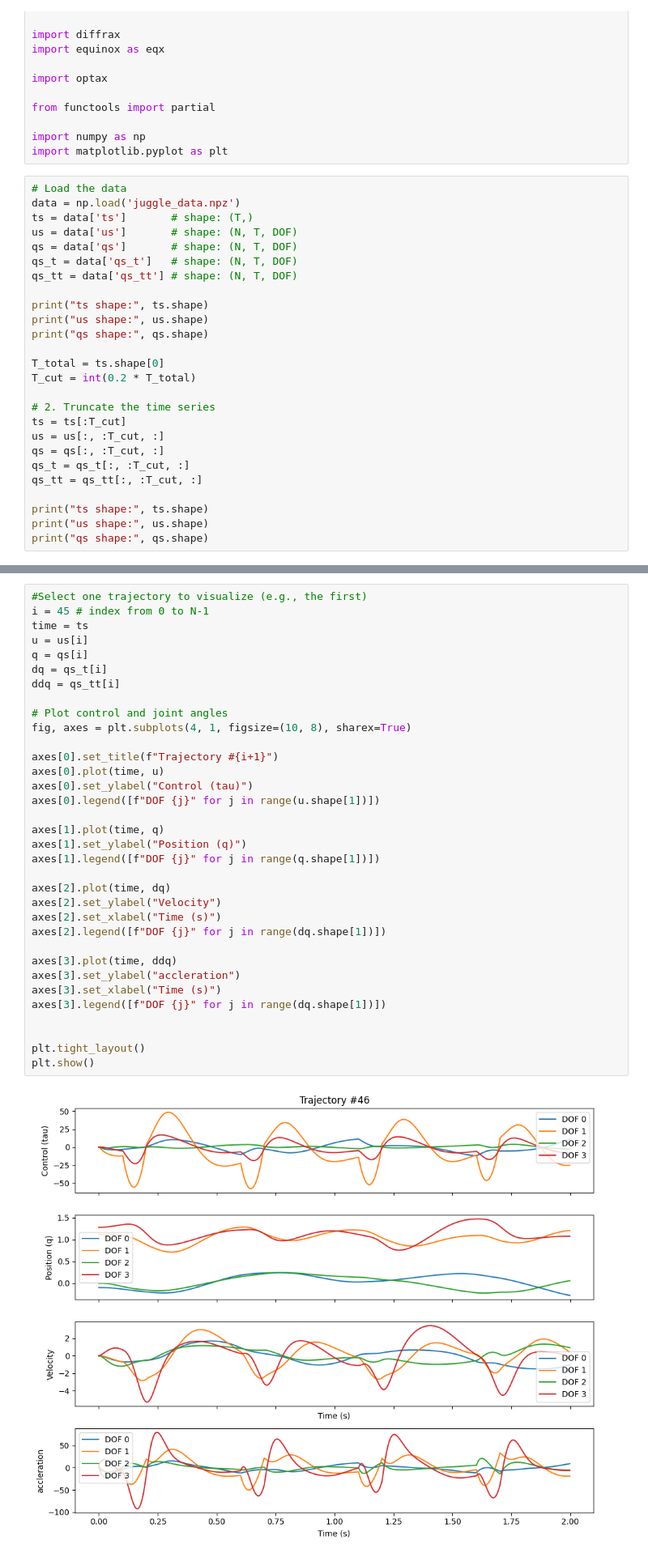
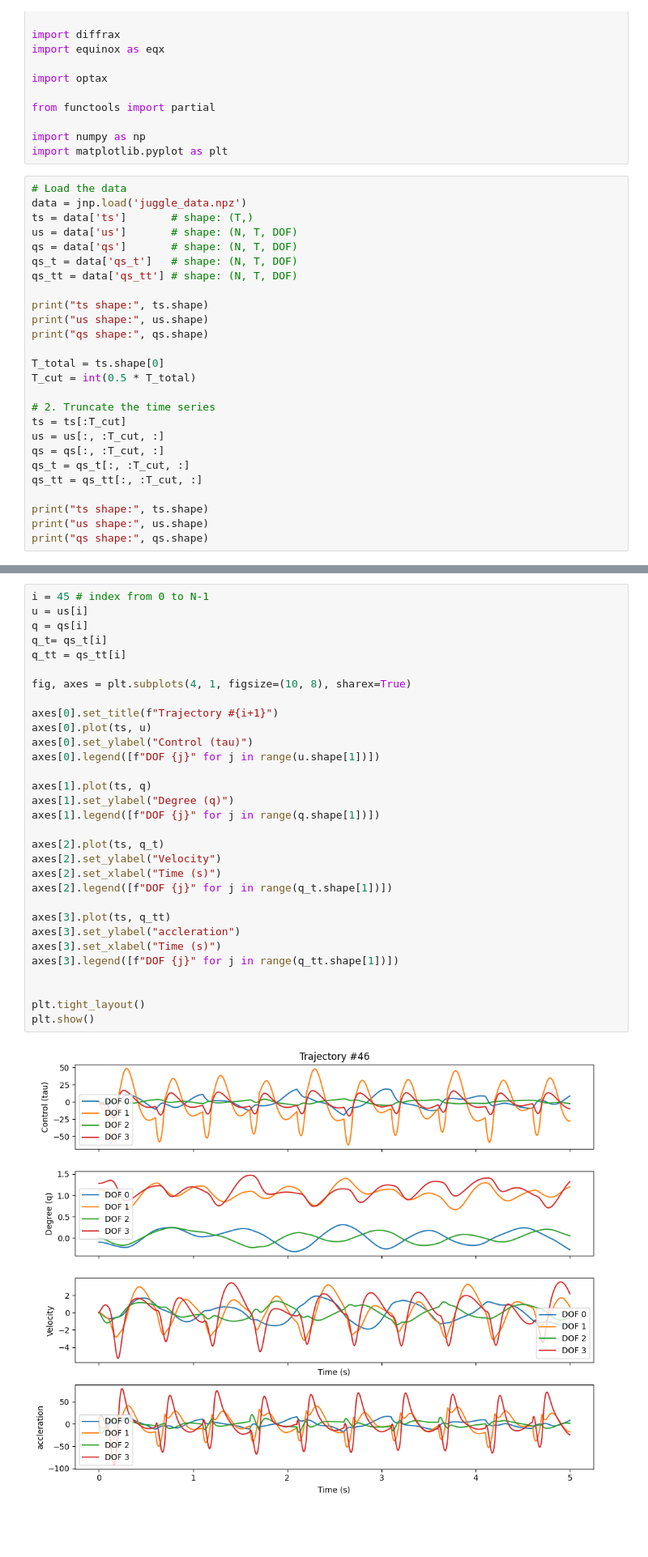
Before and after one commit to Drenderer/juggling_rewards, a Jupyter notebook: Robot data exploration.ipynb, the cells around one changed output, grey strips where cells are left out. Shown at 81% size. Saved outputs shown, nothing was run; the diff lists cells and outputs as text; blank space fills up the shorter version.

```diff
--- a/Robot data exploration.ipynb
+++ b/Robot data exploration.ipynb
@@ -22,7 +22,7 @@ import numpy as np
 import matplotlib.pyplot as plt
 # %%
 # Load the data
-data = np.load('juggle_data.npz')
+data = jnp.load('juggle_data.npz')
 ts = data['ts']       # shape: (T,)
 us = data['us']       # shape: (N, T, DOF)
 qs = data['qs']       # shape: (N, T, DOF)
@@ -34,7 +34,7 @@ print("us shape:", us.shape)
 print("qs shape:", qs.shape)
 
 T_total = ts.shape[0]
-T_cut = int(0.2 * T_total)
+T_cut = int(0.5 * T_total)
 
 # 2. Truncate the time series
 ts = ts[:T_cut]
@@ -56,36 +56,33 @@ qs shape: (50, 1000, 4)
 # %%
-#Select one trajectory to visualize (e.g., the first)
 i = 45 # index from 0 to N-1
-time = ts
 u = us[i]
 q = qs[i]
-dq = qs_t[i]
-ddq = qs_tt[i]
+q_t= qs_t[i]
+q_tt = qs_tt[i]
 
-# Plot control and joint angles
 fig, axes = plt.subplots(4, 1, figsize=(10, 8), sharex=True)
 
 axes[0].set_title(f"Trajectory #{i+1}")
-axes[0].plot(time, u)
+axes[0].plot(ts, u)
 axes[0].set_ylabel("Control (tau)")
 axes[0].legend([f"DOF {j}" for j in range(u.shape[1])])
 
-axes[1].plot(time, q)
-axes[1].set_ylabel("Position (q)")
+axes[1].plot(ts, q)
+axes[1].set_ylabel("Degree (q)")
 axes[1].legend([f"DOF {j}" for j in range(q.shape[1])])
 
-axes[2].plot(time, dq)
+axes[2].plot(ts, q_t)
 axes[2].set_ylabel("Velocity")
 axes[2].set_xlabel("Time (s)")
-axes[2].legend([f"DOF {j}" for j in range(dq.shape[1])])
+axes[2].legend([f"DOF {j}" for j in range(q_t.shape[1])])
 
-axes[3].plot(time, ddq)
+axes[3].plot(ts, q_tt)
 axes[3].set_ylabel("accleration")
 axes[3].set_xlabel("Time (s)")
-axes[3].legend([f"DOF {j}" for j in range(dq.shape[1])])
+axes[3].legend([f"DOF {j}" for j in range(q_tt.shape[1])])
 
 
 plt.tight_layout()
 plt.show()
 # %% [output]
-[figure, old version]
+[figure, new version]
```
Also changed, not shown: parts of 25 cells of this notebook.
